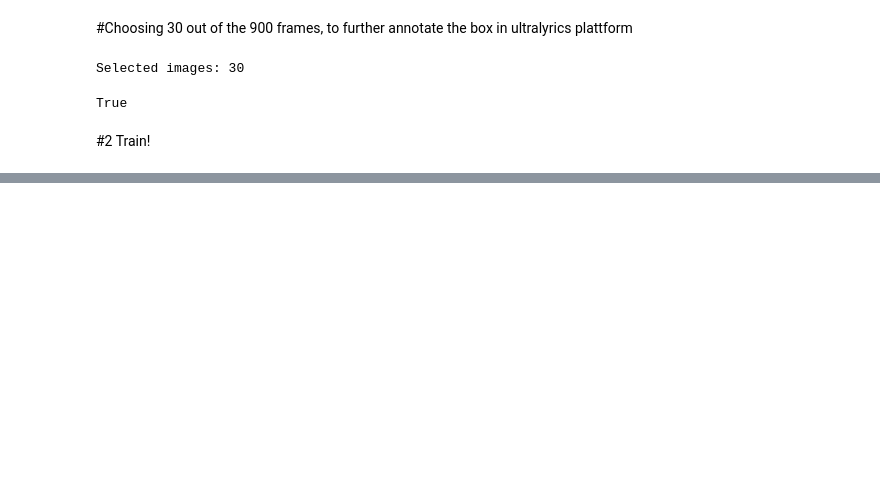
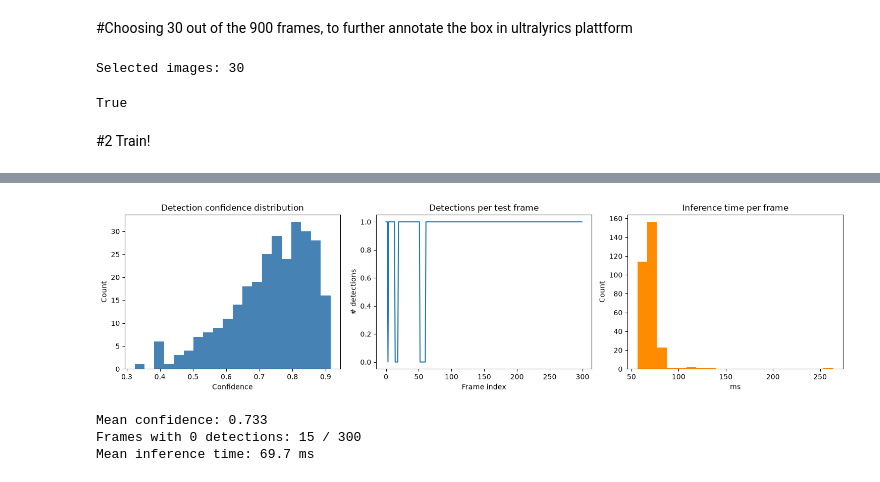
Before and after one commit to hedheddaw-stack/MAS512_Group9, a Jupyter notebook: MAS512_assignment1_gr9.ipynb, the cells around one changed output, grey strips where cells are left out. Drawn from its saved outputs; the diff is of its cells as text; code cells hidden in the pictures; blank space fills up the shorter version.

```diff
--- a/MAS512_assignment1_gr9.ipynb
+++ b/MAS512_assignment1_gr9.ipynb
@@ -186,0 +225,13 @@ Results saved to C:\Users\hedhe\MAS512_Group9\runs\detect\train-3
+# %%
+import shutil
+from pathlib import Path
+
+best_weights = Path(results.save_dir) / "weights" / "best.pt"
+assert best_weights.exists(), f"Could not find best.pt at {best_weights}"
+
+shutil.copy(best_weights, FINAL_MODEL_PATH)
+print("Saved trained model to:", FINAL_MODEL_PATH)
+
+# Reload a clean model instance from the saved weights for all inference below,
+# so this notebook doesn't depend on `model` still holding the best epoch's weights.
+trained_model = YOLO(FINAL_MODEL_PATH)
@@ -186,0 +251,48 @@ Results saved to C:\Users\hedhe\MAS512_Group9\runs\detect\train-3
+# %%
+import time
+import numpy as np
+import matplotlib.pyplot as plt
+
+test_images = sorted(TEST_RGB_DIR.glob("*.png"))
+
+confidences = []
+n_detections = []
+inference_times_ms = []
+
+for img_path in test_images:
+    t0 = time.perf_counter()
+    result = trained_model.predict(source=str(img_path), verbose=False)[0]
+    inference_times_ms.append((time.perf_counter() - t0) * 1000)
+
+    confs = result.boxes.conf.cpu().numpy() if result.boxes is not None else np.array([])
+    confidences.extend(confs.tolist())
+    n_detections.append(len(confs))
+
+fig, axes = plt.subplots(1, 3, figsize=(15, 4))
+
+axes[0].hist(confidences, bins=20, color="steelblue")
+axes[0].set_title("Detection confidence distribution")
+axes[0].set_xlabel("Confidence")
+axes[0].set_ylabel("Count")
+
+axes[1].plot(n_detections)
+axes[1].set_title("Detections per test frame")
+axes[1].set_xlabel("Frame index")
+axes[1].set_ylabel("# detections")
+
+axes[2].hist(inference_times_ms, bins=20, color="darkorange")
+axes[2].set_title("Inference time per frame")
+axes[2].set_xlabel("ms")
+axes[2].set_ylabel("Count")
+
+plt.tight_layout()
+plt.show()
+
+print(f"Mean confidence: {np.mean(confidences):.3f}")
+print(f"Frames with 0 detections: {n_detections.count(0)} / {len(test_images)}")
+print(f"Mean inference time: {np.mean(inference_times_ms):.1f} ms")
+# %% [output]
+[figure, added]
+Mean confidence: 0.733
+Frames with 0 detections: 15 / 300
+Mean inference time: 69.7 ms
```
Also changed, not shown: parts of 25 cells of this notebook.
